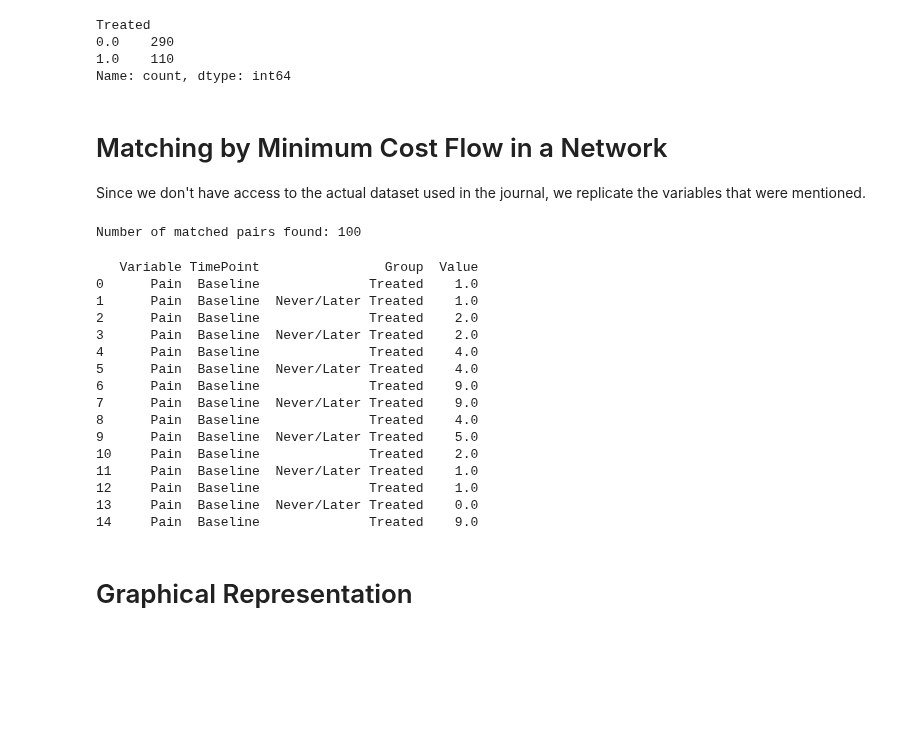
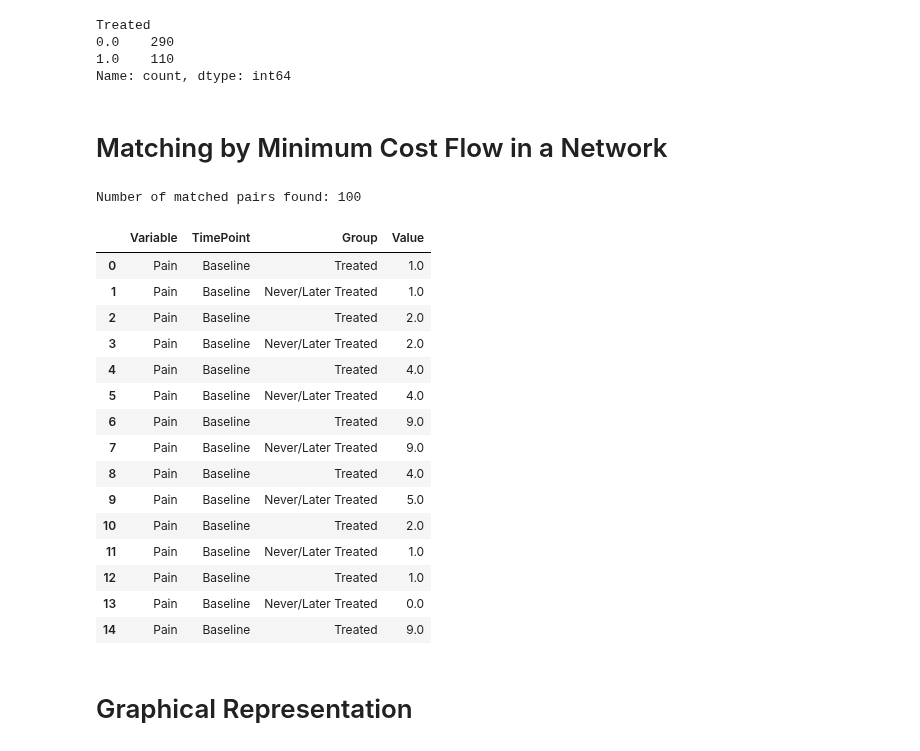
Before and after one commit to rieljasperapos/Assignment_1_Data_Analytics, a Jupyter notebook: balanced-risk-set-matching.ipynb, the cells around one changed output. Cells and saved outputs as stored; diff of their text form; code cells hidden in the pictures; blank space fills up the shorter version.

```diff
--- a/balanced-risk-set-matching.ipynb
+++ b/balanced-risk-set-matching.ipynb
@@ -121,8 +121,6 @@ Treated
 Name: count, dtype: int64
 # %% [markdown]
 # Matching by Minimum Cost Flow in a Network
-
-Since we don't have access to the actual dataset used in the journal, we replicate the variables that were mentioned.
 # %%
 import numpy as np
 import pandas as pd
@@ -304,50 +302,50 @@ for var in variables:
                     'TimePoint': timepoint_labels[tp],
                     'Group': 'Treated',
                     'Value': measurements[idx, 0]  # Treated difference
                 })
                 plot_data.append({
                     'Variable': var.capitalize(),
                     'TimePoint': timepoint_labels[tp],
                     'Group': 'Never/Later Treated',
                     'Value': measurements[idx, 1]  # Control difference
                 })
         else:
             # Store standard Treated and Control values
             for idx in range(measurements.shape[0]):
                 plot_data.append({
                     'Variable': var.capitalize(),
                     'TimePoint': timepoint_labels[tp],
                     'Group': 'Treated',
                     'Value': measurements[idx, 0]
                 })
                 plot_data.append({
                     'Variable': var.capitalize(),
                     'TimePoint': timepoint_labels[tp],
                     'Group': 'Never/Later Treated',
                     'Value': measurements[idx, 1]
                 })
 
 plot_df = pd.DataFrame(plot_data)
 
 # (Optional) Inspect the first few rows
-print(plot_df.head(15))
+plot_df.head(15)
 # %% [output]
-   Variable TimePoint                Group  Value
-0      Pain  Baseline              Treated    1.0
-1      Pain  Baseline  Never/Later Treated    1.0
-2      Pain  Baseline              Treated    2.0
-3      Pain  Baseline  Never/Later Treated    2.0
-4      Pain  Baseline              Treated    4.0
-5      Pain  Baseline  Never/Later Treated    4.0
-6      Pain  Baseline              Treated    9.0
-7      Pain  Baseline  Never/Later Treated    9.0
-8      Pain  Baseline              Treated    4.0
-9      Pain  Baseline  Never/Later Treated    5.0
-10     Pain  Baseline              Treated    2.0
-11     Pain  Baseline  Never/Later Treated    1.0
-12     Pain  Baseline              Treated    1.0
-13     Pain  Baseline  Never/Later Treated    0.0
-14     Pain  Baseline              Treated    9.0
+|  | Variable | TimePoint | Group | Value |
+| 0 | Pain | Baseline | Treated | 1.0 |
+| 1 | Pain | Baseline | Never/Later Treated | 1.0 |
+| 2 | Pain | Baseline | Treated | 2.0 |
+| 3 | Pain | Baseline | Never/Later Treated | 2.0 |
+| 4 | Pain | Baseline | Treated | 4.0 |
+| 5 | Pain | Baseline | Never/Later Treated | 4.0 |
+| 6 | Pain | Baseline | Treated | 9.0 |
+| 7 | Pain | Baseline | Never/Later Treated | 9.0 |
+| 8 | Pain | Baseline | Treated | 4.0 |
+| 9 | Pain | Baseline | Never/Later Treated | 5.0 |
+| 10 | Pain | Baseline | Treated | 2.0 |
+| 11 | Pain | Baseline | Never/Later Treated | 1.0 |
+| 12 | Pain | Baseline | Treated | 1.0 |
+| 13 | Pain | Baseline | Never/Later Treated | 0.0 |
+| 14 | Pain | Baseline | Treated | 9.0 |
 # %% [markdown]
 # Graphical Representation
 # %%
```
